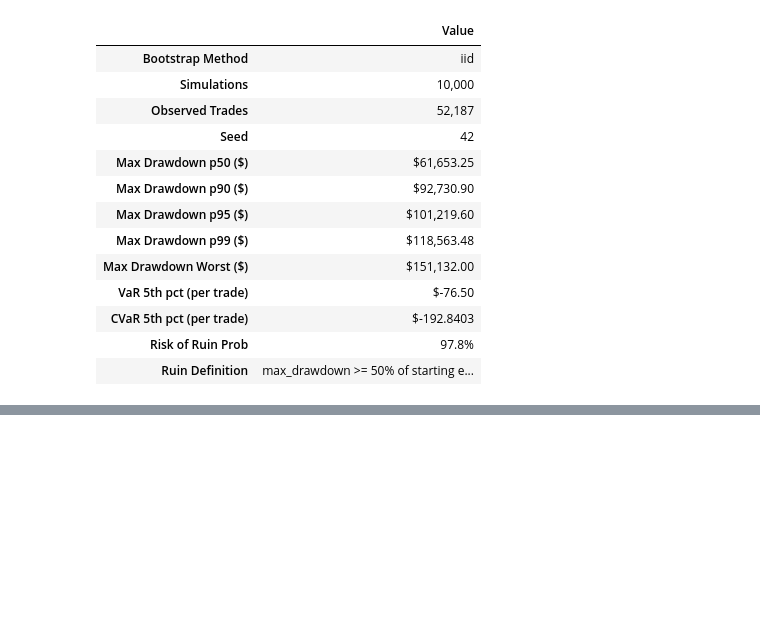
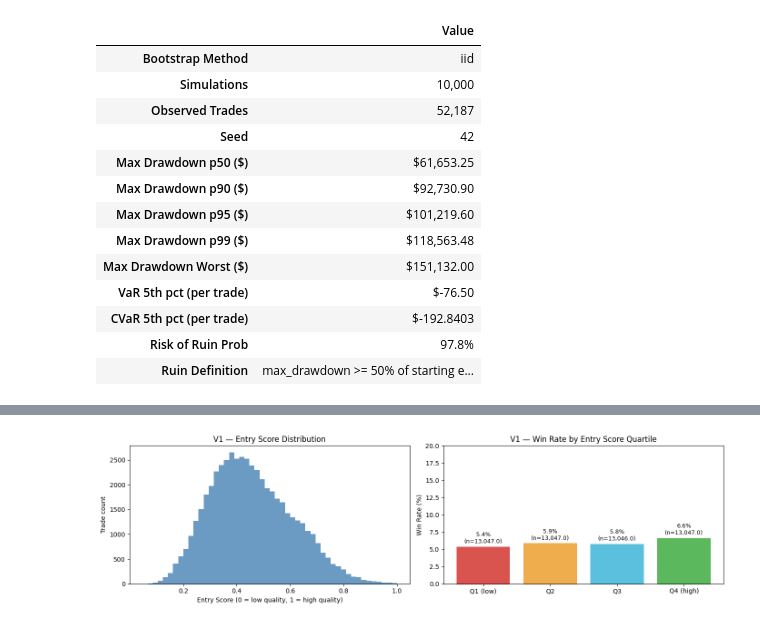
Before and after one commit to kunpark04/intra, a Jupyter notebook: iterations/V1/analysis.ipynb, the cells around one changed output, grey strips where cells are left out. Cells and saved outputs as stored; diff of their text form; code cells hidden in the pictures; blank space fills up the shorter version.

```diff
--- a/iterations/V1/analysis.ipynb
+++ b/iterations/V1/analysis.ipynb
@@ -185,0 +237,73 @@ V1 — Monte Carlo Risk Metrics (IID Bootstrap, 10,000 sims)
+# %%
+
+# ── Track A Cell 5: Entry Score Distribution & Win Rate by Quartile ───────────
+# Scoring weights (must match src/config.py SCORE_W_* values)
+W_Z, W_VOL, W_EMA, W_BODY, W_SES = 0.25, 0.20, 0.20, 0.20, 0.15
+EMA_NORM = 5.0
+Z_BAND_K = meta.get("Z_BAND_K", 2.5)
+
+def session_score(hhmm_str):
+    try:
+        h = int(hhmm_str)
+    except (ValueError, TypeError):
+        return np.nan
+    if 830 <= h < 1515:
+        return 1.0
+    if (600 <= h < 830) or (1515 <= h < 1700):
+        return 0.6
+    return 0.3
+
+if "entry_score" not in trades.columns:
+    # Compute from stored feature columns
+    def _score_row(r):
+        num, den = 0.0, 0.0
+        def _add(w, v):
+            nonlocal num, den
+            if not np.isnan(v):
+                num += w * np.clip(v, 0, 1); den += w
+        ze = r.get("zscore_entry", np.nan)
+        if not np.isnan(float(ze if ze is not None else np.nan)):
+            _add(W_Z, abs(float(ze)) / Z_BAND_K)
+        vz = r.get("volume_zscore", np.nan)
+        if not np.isnan(float(vz if vz is not None else np.nan)):
+            _add(W_VOL, (float(vz) + 2) / 4)
+        es = r.get("ema_spread", np.nan)
+        if not np.isnan(float(es if es is not None else np.nan)):
+            _add(W_EMA, abs(float(es)) / EMA_NORM)
+        rng = r.get("bar_range_points", 0)
+        bod = r.get("bar_body_points", np.nan)
+        if float(rng) >= 0.25 and not np.isnan(float(bod)):
+            _add(W_BODY, float(bod) / float(rng))
+        _add(W_SES, session_score(r.get("time_of_day_hhmm", "")))
+        return num / den if den > 0 else np.nan
+    trades["entry_score"] = trades.apply(_score_row, axis=1)
+
+score = trades["entry_score"].dropna()
+trades["score_quartile"] = pd.qcut(trades["entry_score"], q=4,
+                                    labels=["Q1 (low)", "Q2", "Q3", "Q4 (high)"])
+wr_by_q = trades.groupby("score_quartile", observed=True)["label_win"].agg(
+    win_rate=lambda x: x.mean() * 100,
+    n_trades="count",
+)
+
+fig, axes = plt.subplots(1, 2, figsize=(14, 4))
+
+axes[0].hist(score, bins=50, color="steelblue", edgecolor="none", alpha=0.8)
+axes[0].set_title(f"{VERSION} — Entry Score Distribution")
+axes[0].set_xlabel("Entry Score (0 = low quality, 1 = high quality)")
+axes[0].set_ylabel("Trade count")
+
+colors = ["#d9534f", "#f0ad4e", "#5bc0de", "#5cb85c"]
+bars = axes[1].bar(wr_by_q.index, wr_by_q["win_rate"], color=colors, edgecolor="none")
+for bar, (_, row) in zip(bars, wr_by_q.iterrows()):
+    axes[1].text(bar.get_x() + bar.get_width()/2, bar.get_height() + 0.3,
+                 f"{row['win_rate']:.1f}%\n(n={row['n_trades']:,})",
+                 ha="center", va="bottom", fontsize=9)
+axes[1].set_title(f"{VERSION} — Win Rate by Entry Score Quartile")
+axes[1].set_ylabel("Win Rate (%)")
+axes[1].set_ylim(0, max(wr_by_q["win_rate"].max() * 1.25, 20))
+
+plt.tight_layout()
+plt.show()
+# %% [output]
+[figure, added]
```
Also changed, not shown: parts of 2 cells of this notebook, 5 other files.
